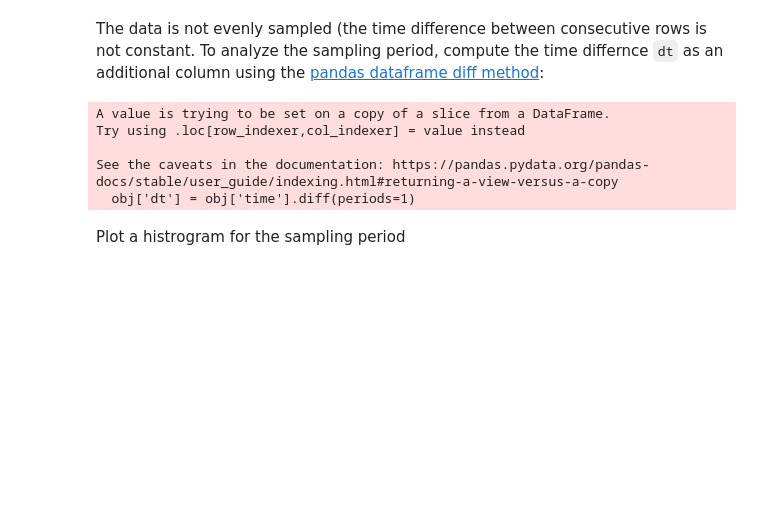
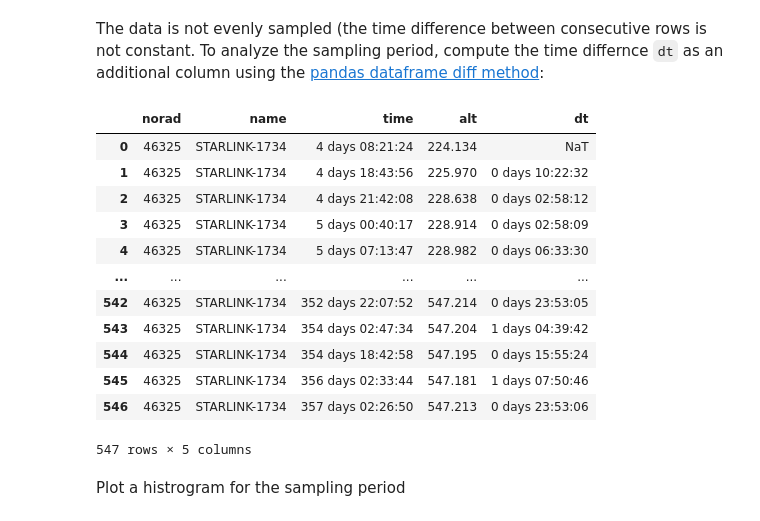
Before and after one commit to rzbrk/despiking, a Jupyter notebook: despiking.ipynb, the cells around one changed output. Saved outputs shown, nothing was run; the diff lists cells and outputs as text; code cells hidden in the pictures; blank space fills up the shorter version.

Commit message:
Correctly inserting column dt in dataframe obj

```diff
--- a/despiking.ipynb
+++ b/despiking.ipynb
@@ -80,10 +80,22 @@ obj
 # %% [markdown]
 The data is not evenly sampled (the time difference between consecutive rows is not constant. To analyze the sampling period, compute the time differnce `dt` as an additional column using the [pandas dataframe diff method](https://pandas.pydata.org/pandas-docs/stable/reference/api/pandas.DataFrame.diff.html):
 # %%
-obj['dt'] = obj['time'].diff(periods=1)
+#obj['dt'] = obj['time'].diff(periods=1)
+
+dt = obj['time'].diff(periods=1)
+obj.insert(len(obj.columns), 'dt', dt)
+obj
 # %% [output]
+|  | norad | name | time | alt | dt |
+| 0 | 46325 | STARLINK-1734 | 4 days 08:21:24 | 224.134 | NaT |
+| 1 | 46325 | STARLINK-1734 | 4 days 18:43:56 | 225.970 | 0 days 10:22:32 |
+| 2 | 46325 | STARLINK-1734 | 4 days 21:42:08 | 228.638 | 0 days 02:58:12 |
+| 3 | 46325 | STARLINK-1734 | 5 days 00:40:17 | 228.914 | 0 days 02:58:09 |
+| 4 | 46325 | STARLINK-1734 | 5 days 07:13:47 | 228.982 | 0 days 06:33:30 |
+| ... | ... | ... | ... | ... | ... |
+| 542 | 46325 | STARLINK-1734 | 352 days 22:07:52 | 547.214 | 0 days 23:53:05 |
+| 543 | 46325 | STARLINK-1734 | 354 days 02:47:34 | 547.204 | 1 days 04:39:42 |
+| 544 | 46325 | STARLINK-1734 | 354 days 18:42:58 | 547.195 | 0 days 15:55:24 |
+| 545 | 46325 | STARLINK-1734 | 356 days 02:33:44 | 547.181 | 1 days 07:50:46 |
+| 546 | 46325 | STARLINK-1734 | 357 days 02:26:50 | 547.213 | 0 days 23:53:06 |
-A value is trying to be set on a copy of a slice from a DataFrame.
-Try using .loc[row_indexer,col_indexer] = value instead
-
-See the caveats in the documentation: https://pandas.pydata.org/pandas-docs/stable/user_guide/indexing.html#returning-a-view-versus-a-copy
-  obj['dt'] = obj['time'].diff(periods=1)
+547 rows × 5 columns
```
Also changed, not shown: parts of 1 cell of this notebook.
